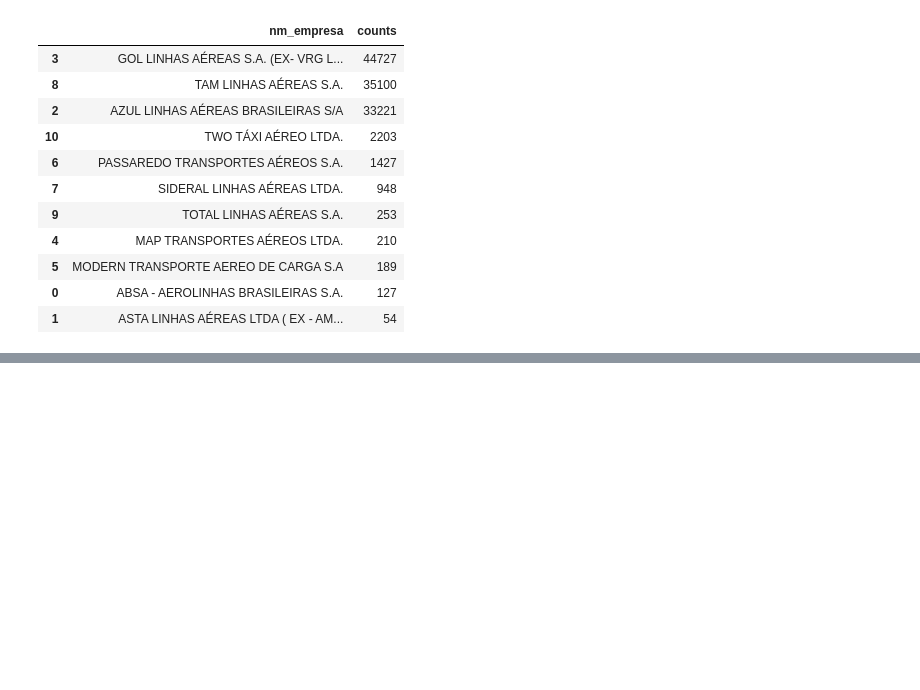
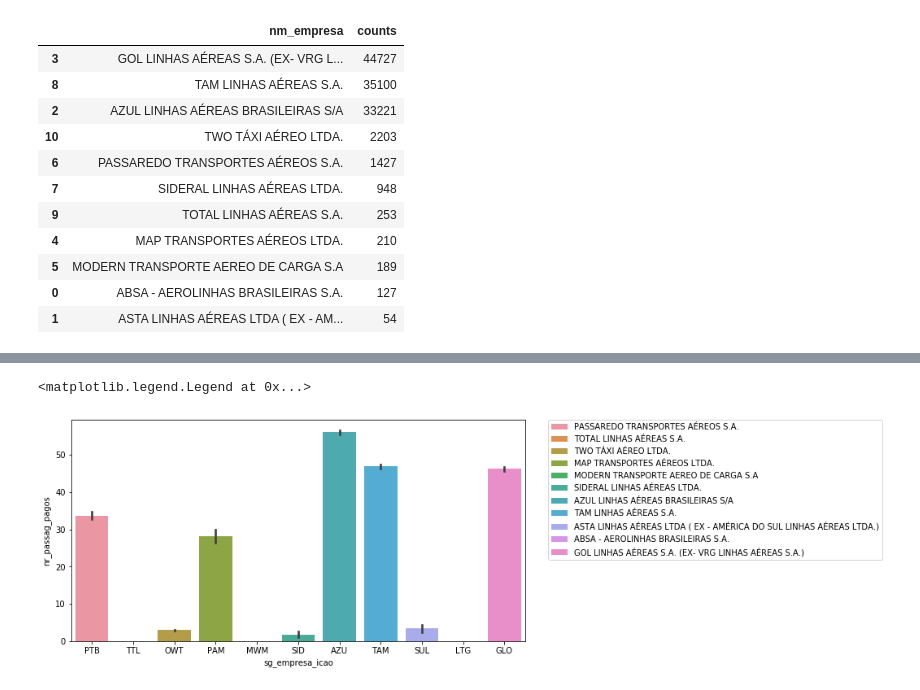
Before and after one commit to pathilink/gol, a Jupyter notebook: case_anac.ipynb, the cells around one changed output, grey strips where cells are left out. Drawn from its saved outputs; the diff is of its cells as text; code cells hidden in the pictures; blank space fills up the shorter version.

```diff
--- a/case_anac.ipynb
+++ b/case_anac.ipynb
@@ -391,0 +361,10 @@ Algumas considerações:
+# %%
+# passageiros pagantes por empresa
+fig_dims = (10, 5)
+fig, ax = plt.subplots(figsize=fig_dims)
+
+sns.barplot(x='sg_empresa_icao', y='nr_passag_pagos', hue="nm_empresa", dodge=False, data=df_clean)
+plt.legend(bbox_to_anchor=(1.05, 1), loc=2, borderaxespad=0.)
+# %% [output]
+<matplotlib.legend.Legend at 0x...>
+[figure, added]
```
Also changed, not shown: parts of 31 cells of this notebook, 1 other file.
